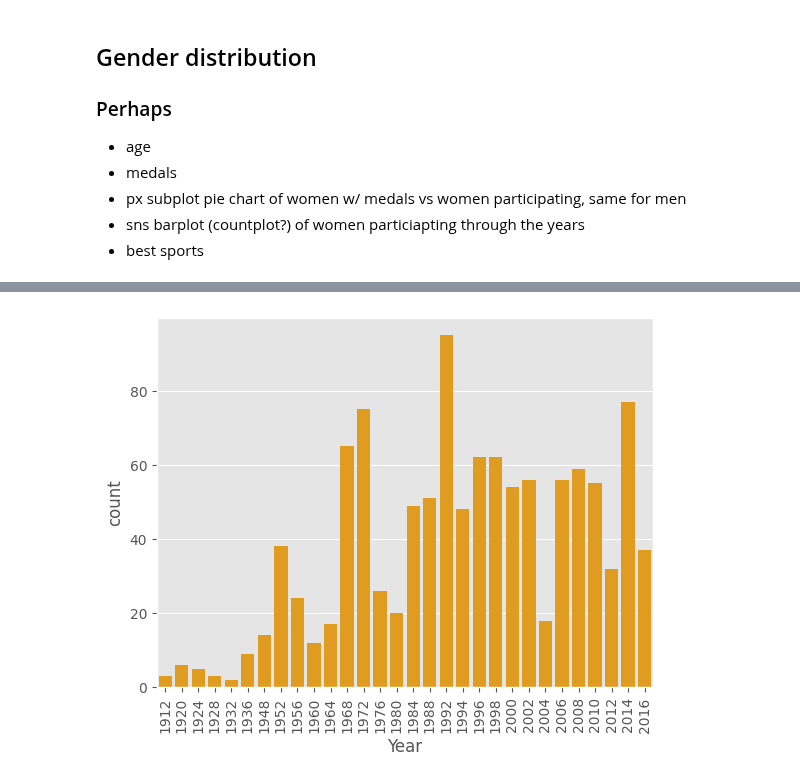
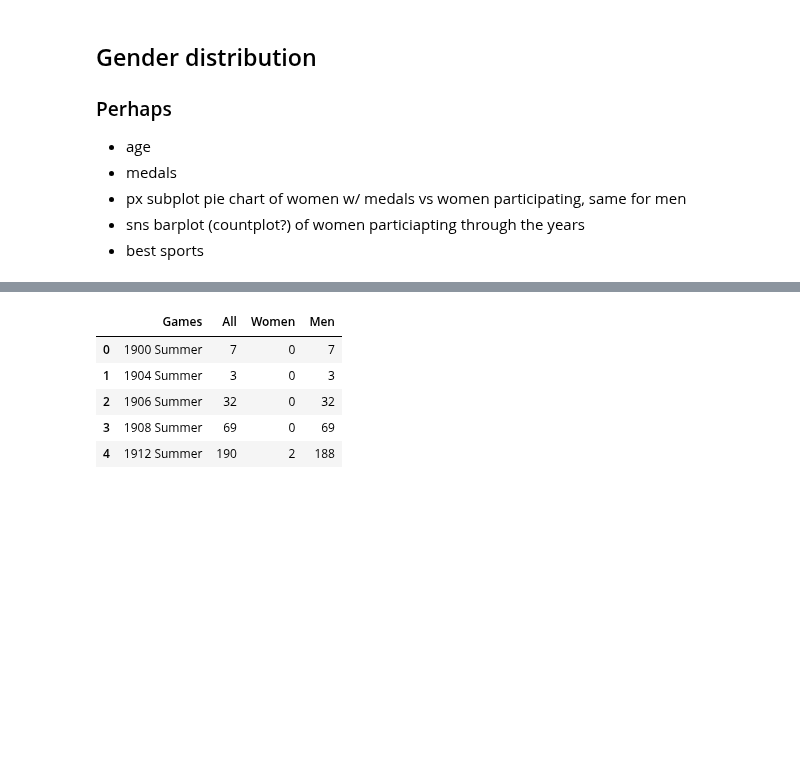
Before and after one commit to Ludwilton/Projekt-OS-Norge, a Jupyter notebook: uppgift_0/uppgift.0.ANDERS.ipynb, the cells around one changed output, grey strips where cells are left out. Saved outputs shown, nothing was run; the diff lists cells and outputs as text; code cells hidden in the pictures; blank space fills up the shorter version.

```diff
--- a/uppgift_0/uppgift.0.ANDERS.ipynb
+++ b/uppgift_0/uppgift.0.ANDERS.ipynb
@@ -22,7 +1,21 @@ no = df[df["NOC"] == "NOR"]
 # %% [markdown]
 # Uppgift 1
 # %%
-def medal_counter(df=no, col="Games"):
+import pandas as pd
+import seaborn as sns
+import hashlib as hl
+import matplotlib.pyplot as plt
+import numpy as np
+import sys
+sys.path.append("..")
+from data_utils import *
+import matplotlib.image as mpimg
+import plotly.express as px
+
+# FutureWarning handling
+pd.options.mode.copy_on_write = True
+
+def medal_counter(df=nor, col="Games"):
     df_medal = df.copy()
     df_medal["Medal"] = df_medal["Medal"].fillna("No Medal")
     df_medal = df_medal.drop_duplicates(subset=["Event", "Games", "Team", "Medal"])
@@ -32,5 +25,7 @@ def medal_counter(df=no, col="Games"):
     return medal_count
 
 
-medals = medal_counter()
-medals.head(15)
+df = read_athlete_events("/home/albot/coding/repos/Projekt-OS-Norge/athlete_events.csv")
+df = hash_column(df, "Name")
+nor = df[df["NOC"] == "NOR"]
+nor_medals = medal_counter()
@@ -205,9 +43,0 @@ plt.show()
-# %%
-no_women = no[no["Sex"] == "F"]
-no_women = no_women[["Year", "Sex"]]
-plt.style.use("ggplot")
-sns.countplot(data=no_women, x="Year", color="orange")
-plt.xticks(rotation=90)
-plt.show()
-# %% [output]
-[figure, removed]
@@ -216,0 +62,15 @@ plt.show()
+# %%
+nor_athletes = nor.groupby("Games")["ID"].nunique().reset_index(name="All")
+nor_athletes_wom = nor_wom.groupby("Games")["ID"].nunique().reset_index(name="Women")
+nor_athletes_men = nor_men.groupby("Games")["ID"].nunique().reset_index(name="Men")
+nor_athletes = nor_athletes.merge(nor_athletes_wom, on="Games", how="left").fillna(0)
+nor_athletes = nor_athletes.merge(nor_athletes_men, on="Games", how="left").fillna(0)
+nor_athletes[["Women", "Men"]] = nor_athletes[["Women", "Men"]].astype(int)
+nor_athletes.head()
+# %% [output]
+|  | Games | All | Women | Men |
+| 0 | 1900 Summer | 7 | 0 | 7 |
+| 1 | 1904 Summer | 3 | 0 | 3 |
+| 2 | 1906 Summer | 32 | 0 | 32 |
+| 3 | 1908 Summer | 69 | 0 | 69 |
+| 4 | 1912 Summer | 190 | 2 | 188 |
```
Also changed, not shown: parts of 15 cells of this notebook.
